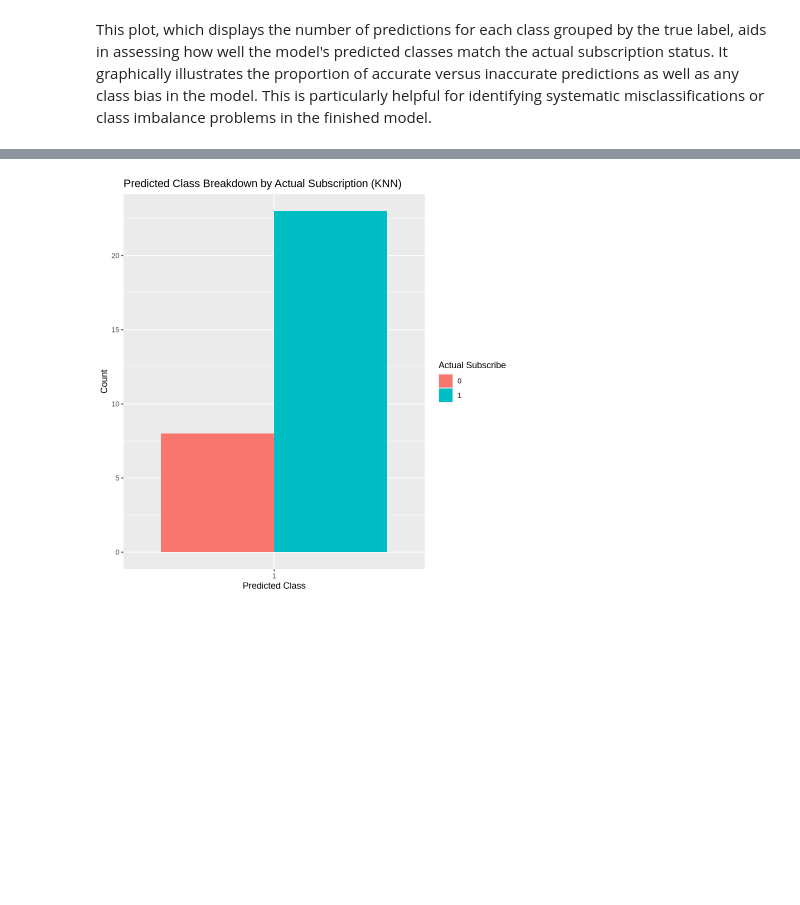
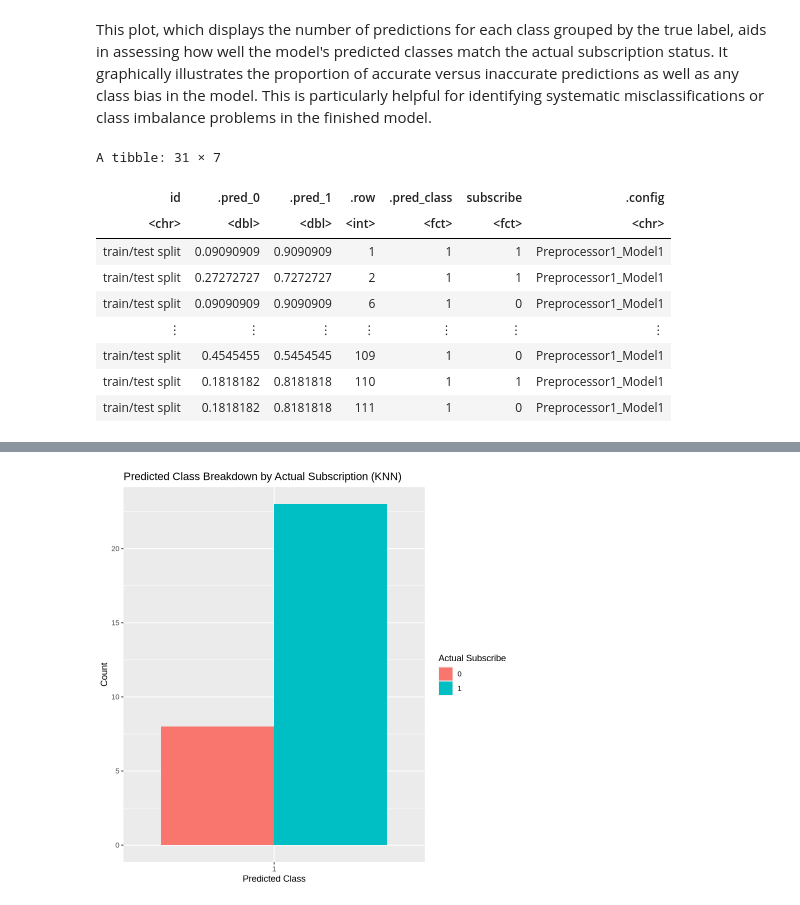
Before and after one commit to Zohranikjo/Game-Related-Newsletter-Subscription-Prediction-, a Jupyter notebook: subscription_modeling.ipynb, the cells around one changed output, grey strips where cells are left out. Cells and saved outputs as stored; diff of their text form; code cells hidden in the pictures; blank space fills up the shorter version.

```diff
--- a/subscription_modeling.ipynb
+++ b/subscription_modeling.ipynb
@@ -493,3 +505,17 @@ A tibble: 2 × 4
 | roc_auc | binary | 0.6222826 | Preprocessor1_Model1 |
 # %% [markdown]
 This plot, which displays the number of predictions for each class grouped by the true label, aids in assessing how well the model's predicted classes match the actual subscription status. It graphically illustrates the proportion of accurate versus inaccurate predictions as well as any class bias in the model. This is particularly helpful for identifying systematic misclassifications or class imbalance problems in the finished model.
+# %%
+final_fit |>
+  collect_predictions()
+# %% [output]
+A tibble: 31 × 7
+| id | .pred_0 | .pred_1 | .row | .pred_class | subscribe | .config |
+| <chr> | <dbl> | <dbl> | <int> | <fct> | <fct> | <chr> |
+| train/test split | 0.09090909 | 0.9090909 | 1 | 1 | 1 | Preprocessor1_Model1 |
+| train/test split | 0.27272727 | 0.7272727 | 2 | 1 | 1 | Preprocessor1_Model1 |
+| train/test split | 0.09090909 | 0.9090909 | 6 | 1 | 0 | Preprocessor1_Model1 |
+| ⋮ | ⋮ | ⋮ | ⋮ | ⋮ | ⋮ | ⋮ |
+| train/test split | 0.4545455 | 0.5454545 | 109 | 1 | 0 | Preprocessor1_Model1 |
+| train/test split | 0.1818182 | 0.8181818 | 110 | 1 | 1 | Preprocessor1_Model1 |
+| train/test split | 0.1818182 | 0.8181818 | 111 | 1 | 0 | Preprocessor1_Model1 |
```
Also changed, not shown: parts of 5 cells of this notebook.
